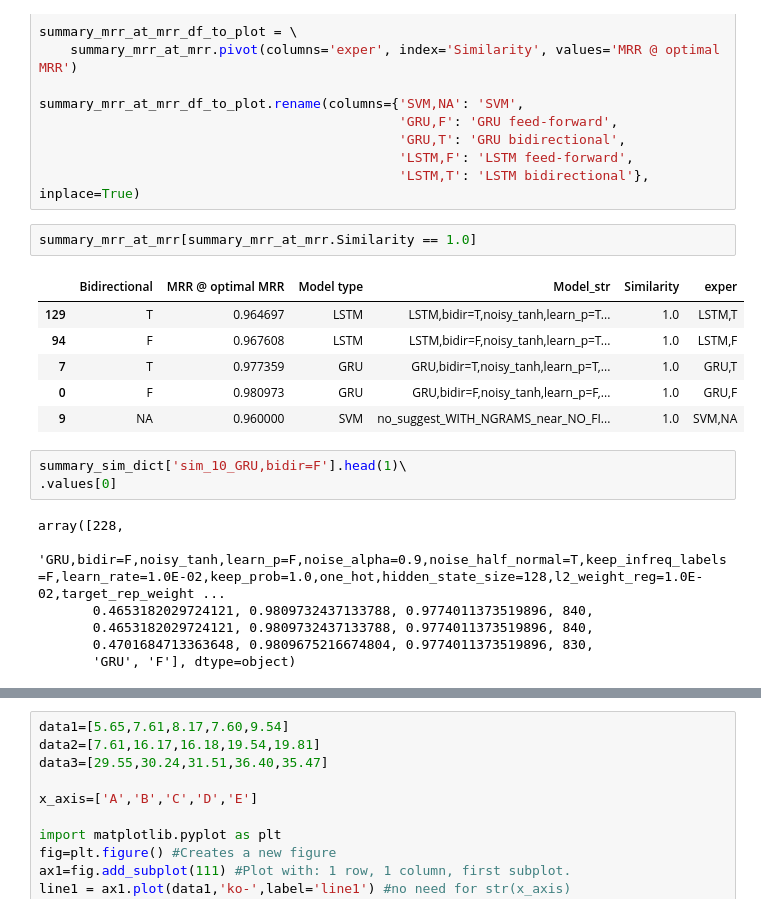
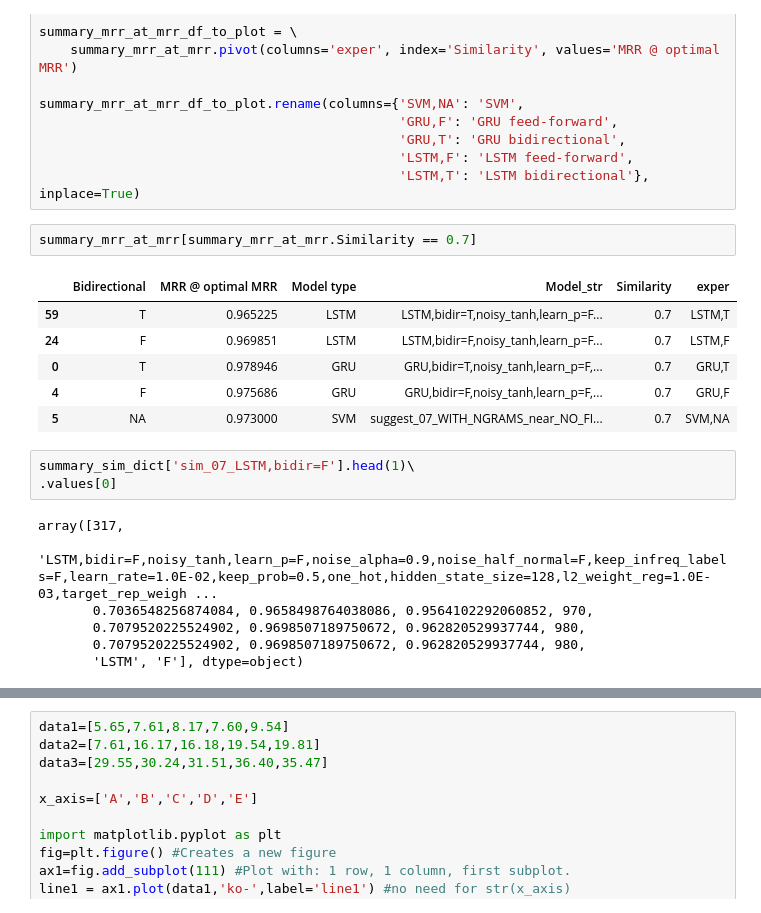
Before and after one commit to jraiskin/Automated_categorization_medication, a Jupyter notebook: plot_figures.ipynb, the cells around one changed output, grey strips where cells are left out. Drawn from its saved outputs; the diff is of its cells as text.

```diff
--- a/plot_figures.ipynb
+++ b/plot_figures.ipynb
@@ -1331,22 +1316,22 @@ summary_mrr_at_mrr_df_to_plot.rename(columns={'SVM,NA': 'SVM',
                                               'LSTM,F': 'LSTM feed-forward',
                                               'LSTM,T': 'LSTM bidirectional'}, inplace=True)
 # %%
-summary_mrr_at_mrr[summary_mrr_at_mrr.Similarity == 1.0]
+summary_mrr_at_mrr[summary_mrr_at_mrr.Similarity == 0.7]
 # %% [output]
 |  | Bidirectional | MRR @ optimal MRR | Model type | Model_str | Similarity | exper |
-| 129 | T | 0.964697 | LSTM | LSTM,bidir=T,noisy_tanh,learn_p=T... | 1.0 | LSTM,T |
-| 94 | F | 0.967608 | LSTM | LSTM,bidir=F,noisy_tanh,learn_p=T... | 1.0 | LSTM,F |
-| 7 | T | 0.977359 | GRU | GRU,bidir=T,noisy_tanh,learn_p=T,... | 1.0 | GRU,T |
-| 0 | F | 0.980973 | GRU | GRU,bidir=F,noisy_tanh,learn_p=F,... | 1.0 | GRU,F |
-| 9 | NA | 0.960000 | SVM | no_suggest_WITH_NGRAMS_near_NO_FI... | 1.0 | SVM,NA |
+| 59 | T | 0.965225 | LSTM | LSTM,bidir=T,noisy_tanh,learn_p=F... | 0.7 | LSTM,T |
+| 24 | F | 0.969851 | LSTM | LSTM,bidir=F,noisy_tanh,learn_p=F... | 0.7 | LSTM,F |
+| 0 | T | 0.978946 | GRU | GRU,bidir=T,noisy_tanh,learn_p=F,... | 0.7 | GRU,T |
+| 4 | F | 0.975686 | GRU | GRU,bidir=F,noisy_tanh,learn_p=F,... | 0.7 | GRU,F |
+| 5 | NA | 0.973000 | SVM | suggest_07_WITH_NGRAMS_near_NO_FI... | 0.7 | SVM,NA |
 # %%
-summary_sim_dict['sim_10_GRU,bidir=F'].head(1)\
+summary_sim_dict['sim_07_LSTM,bidir=F'].head(1)\
 .values[0]
 # %% [output]
-array([228,
-       'GRU,bidir=F,noisy_tanh,learn_p=F,noise_alpha=0.9,noise_half_normal=T,keep_infreq_labels=F,learn_rate=1.0E-02,keep_prob=1.0,one_hot,hidden_state_size=128,l2_weight_reg=1.0E-02,target_rep_weight ...
-       0.4653182029724121, 0.9809732437133788, 0.9774011373519896, 840,
-       0.4653182029724121, 0.9809732437133788, 0.9774011373519896, 840,
-       0.4701684713363648, 0.9809675216674804, 0.9774011373519896, 830,
-       'GRU', 'F'], dtype=object)
+array([317,
+       'LSTM,bidir=F,noisy_tanh,learn_p=F,noise_alpha=0.9,noise_half_normal=F,keep_infreq_labels=F,learn_rate=1.0E-02,keep_prob=0.5,one_hot,hidden_state_size=128,l2_weight_reg=1.0E-03,target_rep_weigh ...
+       0.7036548256874084, 0.9658498764038086, 0.9564102292060852, 970,
+       0.7079520225524902, 0.9698507189750672, 0.962820529937744, 980,
+       0.7079520225524902, 0.9698507189750672, 0.962820529937744, 980,
+       'LSTM', 'F'], dtype=object)
 # %%
```
Also changed, not shown: parts of 19 cells of this notebook, 6 other files.
